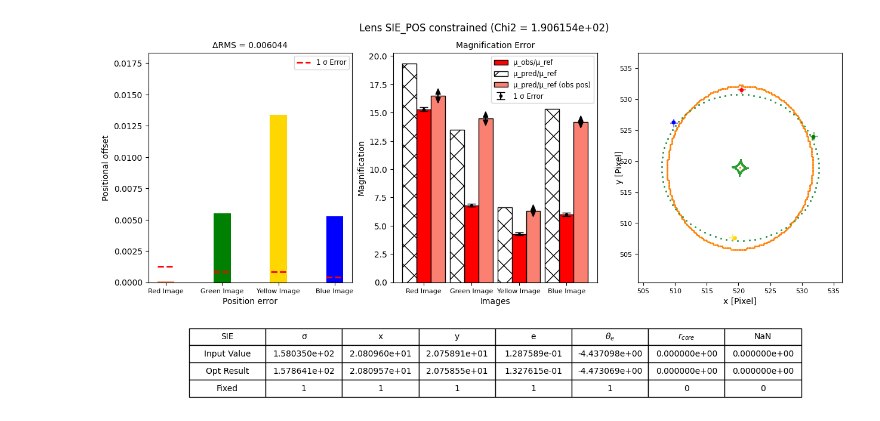
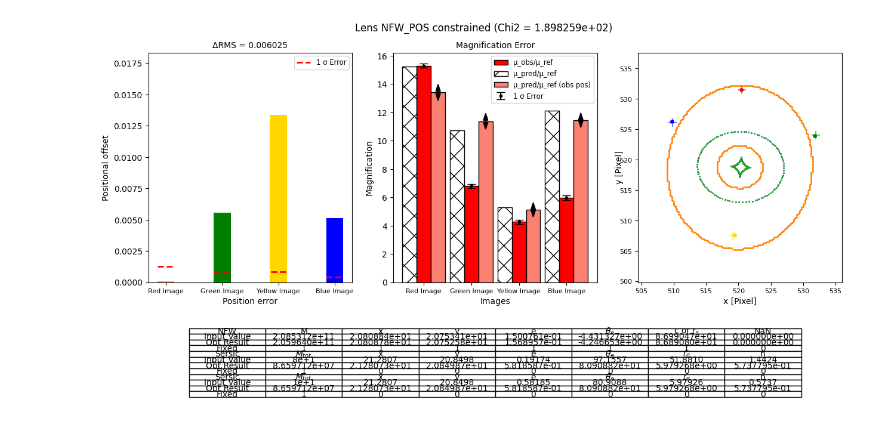
Before and after one commit to romms921/IllustrisTNG-Lens-Modelling, a Jupyter notebook: main_2.ipynb, the cells around one changed output. Cells and saved outputs as stored; diff of their text form; code cells hidden in the pictures.

Commit message:
sersic plotting code fix

```diff
--- a/main_2.ipynb
+++ b/main_2.ipynb
@@ -662,34 +788,34 @@ def critcurve_plot(filename_4, filename_3, pos_output, num_images):
 # %%
-plot_name_1 = 'SIE_POS'
-loc = 'Sersic/SIE/'
+plot_name_1 = 'NFW_POS'
+loc = 'Sersic/NFW/'
 
 if 'POS+FLUX' in plot_name_1 or 'pos+flux' in plot_name_1:
     constraint = 'pos_flux'
 else:
     constraint = 'pos'
 
 filename_0 = loc + constraint + '_point.py'
 filename_1 = 'obs_point/obs_point_(POS).dat'
 filename_2 = 'obs_point/obs_point_(POS+FLUX).dat'
 filename_3 = loc + plot_name_1 + '_crit.dat'
 filename_4 = loc + plot_name_1 + '_point.dat'
 filename_5 = loc + plot_name_1 + '_lens.fits'
 filename_6 = loc + plot_name_1 + '_optresult.dat'
 num_images = 4
 plot_name = plot_name_1
 
 if 'SHEAR' in plot_name or 'shear' in plot_name:
     shear_set = True
 else:
     shear_set = False
 
 if 'FLUX' in plot_name or 'flux' in plot_name or 'Flux' in plot_name:
     filename_1 = 'obs_point_SIE(POS+FLUX).dat'
 
 glafic_tabular(filename_0, filename_6, save_table_flag = False, shear=shear_set, show_shear=False, show_params=False)
 
 obs_data, pred_data = error_plot(filename_1, filename_2, filename_4, filename_5, plot_name, num_images, table_flag=True, glafic_file_1= filename_0, glafic_file_2=filename_6, shear = shear_set, show_params=False, show_shear=False)
 
 curve_data = critcurve_plot(filename_4, filename_3, pos_output=obs_data, num_images=num_images)
 # %% [output]
-[figure, old version]
+[figure, new version]
```
Also changed, not shown: parts of 2 cells of this notebook, 5 other files.
